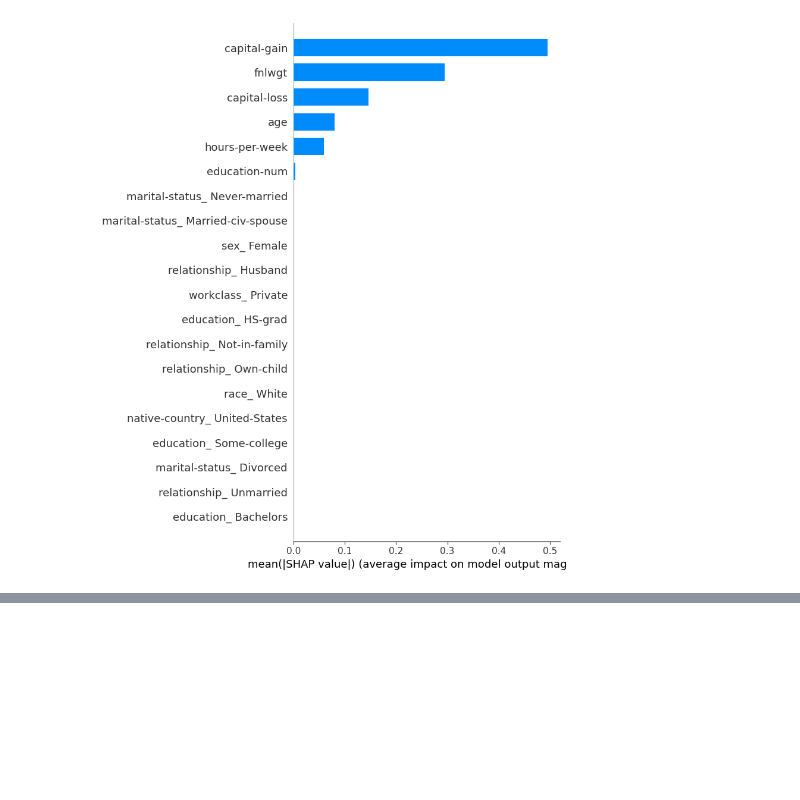
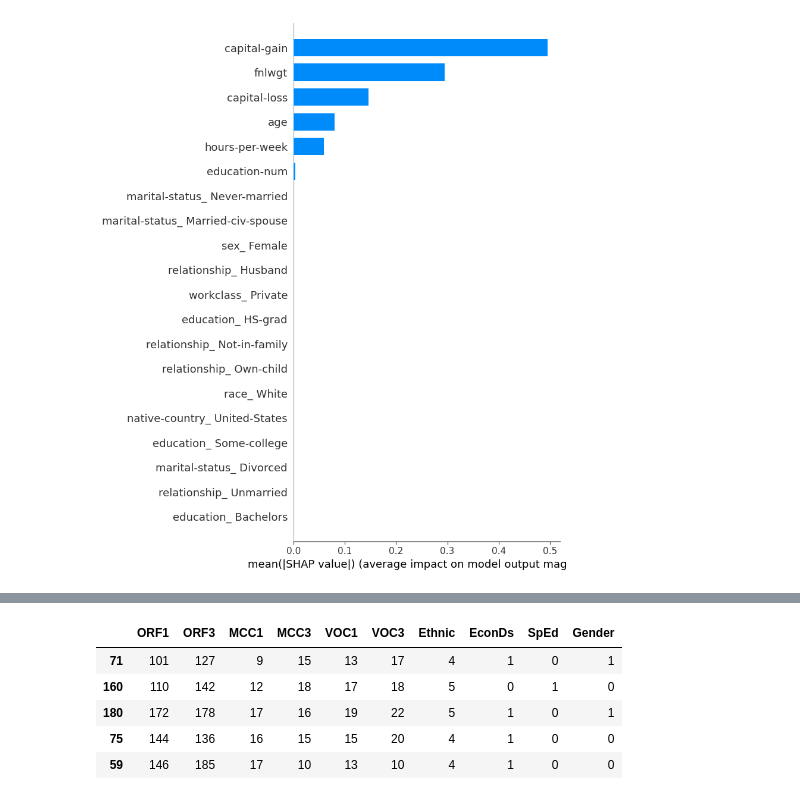
Before and after one commit to jkyleroberts/ML_Train_LASI, a Jupyter notebook: Educ_ML.ipynb, the cells around one changed output, grey strips where cells are left out. Drawn from its saved outputs; the diff is of its cells as text; code cells hidden in the pictures; blank space fills up the shorter version.

```diff
--- a/Educ_ML.ipynb
+++ b/Educ_ML.ipynb
@@ -157,0 +162,21 @@ print('RMSE mean: %0.3f' % (rmse.mean()))
+# %%
+# select Test_A as our target
+y2 = cbm["Test_A"]
+
+# select all other variables as features
+X2 = cbm[["ORF1", "ORF3", "MCC1", "MCC3", "VOC1", "VOC3", "Ethnic", "EconDs", "SpEd", "Gender"]]
+
+# split into test and train data
+X2_train, X2_test, y2_train, y2_test = train_test_split(X2, y2, test_size=0.2, random_state=0)
+# %%
+# run XGBRegressor
+from xgboost import XGBRegressor
+
+# create model
+xg_reg = XGBRegressor(max_depth=3, n_estimators=1000, eta=0.02, subsample=0.75, random_state=2)
+
+# Fit xg_reg to training set
+xg_reg.fit(X2_train, y2_train)
+
+# Predict labels of test set, y_pred
+y2_pred = xg_reg.predict(X2_test)
@@ -157,0 +203,9 @@ print('RMSE mean: %0.3f' % (rmse.mean()))
+# %%
+X2_train.head()
+# %% [output]
+|  | ORF1 | ORF3 | MCC1 | MCC3 | VOC1 | VOC3 | Ethnic | EconDs | SpEd | Gender |
+| 71 | 101 | 127 | 9 | 15 | 13 | 17 | 4 | 1 | 0 | 1 |
+| 160 | 110 | 142 | 12 | 18 | 17 | 18 | 5 | 0 | 1 | 0 |
+| 180 | 172 | 178 | 17 | 16 | 19 | 22 | 5 | 1 | 0 | 1 |
+| 75 | 144 | 136 | 16 | 15 | 15 | 20 | 4 | 1 | 0 | 0 |
+| 59 | 146 | 185 | 17 | 10 | 13 | 10 | 4 | 1 | 0 | 0 |
```
Also changed, not shown: parts of 11 cells of this notebook, 2 other files.
